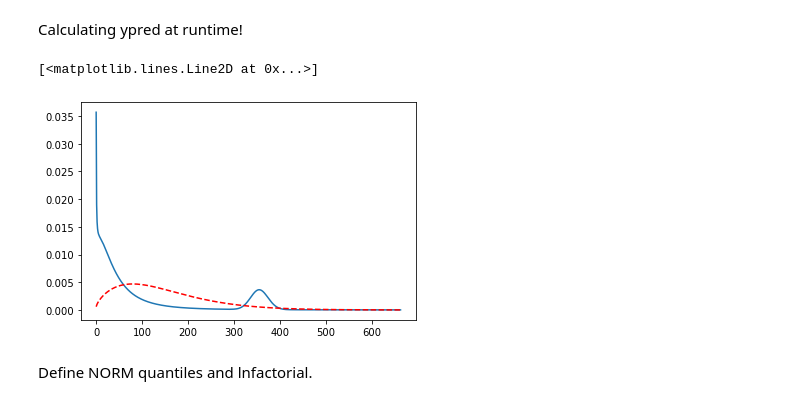
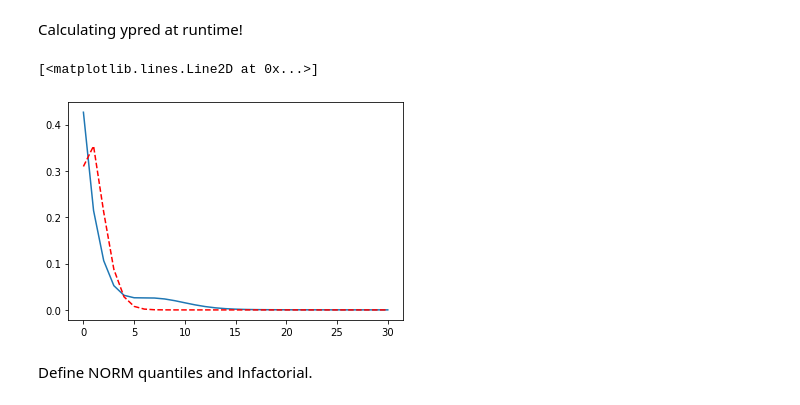
Before and after one commit to mtcarilli/CME_approximations, a Jupyter notebook: Conditional/Train_Conditional.ipynb, the cells around one changed output. Cells and saved outputs as stored; diff of their text form; code cells hidden in the pictures.

```diff
--- a/Conditional/Train_Conditional.ipynb
+++ b/Conditional/Train_Conditional.ipynb
@@ -38,7 +38,6 @@ def get_NORM(npdf,quantiles='lin'):
         NORM = torch.tensor(NORM)
         return NORM
     if quantiles == 'cheb':
-#         q = np.linspace(0,1,?npdf+2)[1:-1]
         n = np.arange(npdf)
         q = np.flip((np.cos((2*(n+1)-1)/(2*npdf)*np.pi)+1)/2)
 
@@ -74,10 +73,12 @@ def get_ypred_at_RT(p,w,hyp,npdf=npdf,log=False):
         n = torch.exp(p[3])-1
     else:
         n = p[3]
+
     p_vec = 10**p[:-1]
 
     # mean, variance, standard deviation of exact (2D) solution
     MU, VAR, STD, xmax = trc.get_moments(p_vec)
+
     COV = p_vec[0]**2/(p_vec[1] + p_vec[2])
 
 #     # unpack mean, variance, STD for nascent and mature RNA
@@ -104,6 +105,9 @@ def get_ypred_at_RT(p,w,hyp,npdf=npdf,log=False):
     Y = torch.zeros(xmax_m+1)
     GAMMALN_XGRID = lnfactorial[1:len(xgrid)+1]
 
+    if torch.isnan(sum(GAMMALN_XGRID)) == True:
+        print(p_,'GAMMA')
+
     for i in range(npdf):
         l = -grid[i] + xgrid * torch.log(grid[i]) - GAMMALN_XGRID
         if (p_nb[i] >1e-10):
@@ -119,21 +123,24 @@ def get_ypred_at_RT(p,w,hyp,npdf=npdf,log=False):
 #         Y += w[i]*torch.exp(l)
     EPS=1e-50
     Y[Y<EPS]=EPS
+    if torch.isnan(torch.sum(Y)) == True:
+        print(p_vec,Y)
+
     return Y
 # %%
 import matplotlib.pyplot as plt
 # %%
 w_rand = np.random.rand(npdf)
 w_rand /= w_rand.sum()
 
 hyp = 1.5
-j=102
+j= 20
 y=get_ypred_at_RT(torch.tensor(train_list[j][0]),w_rand,hyp,npdf=npdf)
 plt.plot(y)
 plt.plot(train_list[j][1],'r--')
 # %% [output]
 [<matplotlib.lines.Line2D at 0x...>]
-[figure, old version]
+[figure, new version]
 # %% [markdown]
 Define NORM quantiles and lnfactorial.
 # %%
```
Also changed, not shown: parts of 11 cells of this notebook, 2 other files.
